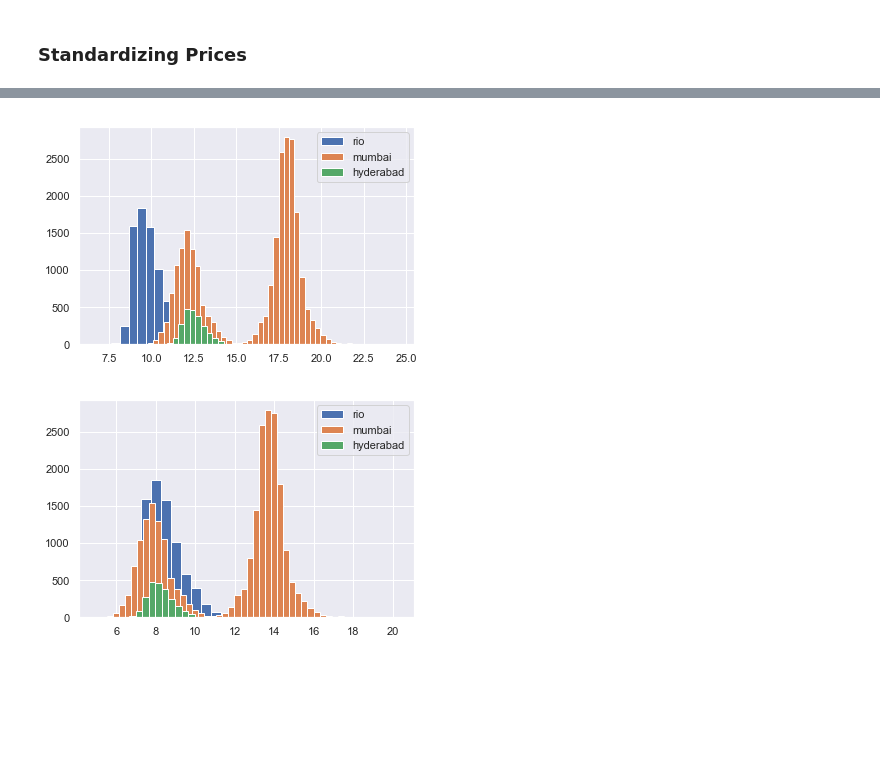
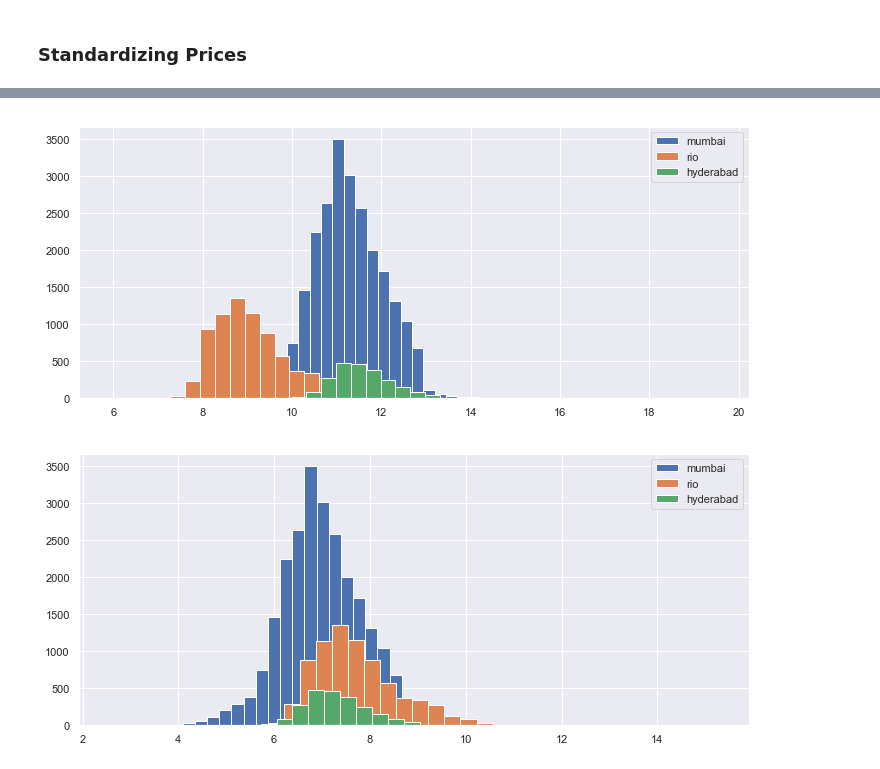
Before and after one commit to ZacharyJamesHill/slum_identification_for_New_Light_Technologies, a Jupyter notebook: real_estate_listings/classifying/city_cost_conversion.ipynb, the cells around one changed output, grey strips where cells are left out. Drawn from its saved outputs; the diff is of its cells as text; code cells hidden in the pictures; blank space fills up the shorter version.

```diff
--- a/real_estate_listings/classifying/city_cost_conversion.ipynb
+++ b/real_estate_listings/classifying/city_cost_conversion.ipynb
@@ -24,24 +28,28 @@ plt.legend();
 # %%
 # CITY RENT INDEX ADJUSTMENT
 
-rio_factor = 100/rent_index[rent_index['City']=='Rio de Janeiro, Brazil']['Rent Index'].values[0]
-mumbai_factor = 100/rent_index[rent_index['City']=='Mumbai, India']['Rent Index'].values[0]
-hyderabad_factor = 100/rent_index[rent_index['City']=='Hyderabad, India']['Rent Index'].values[0]
+index_type = 'Cost of Living Plus Rent Index'
+
+plt.figure(figsize=(12,5))
+
+rio_factor = 100/rent_index[rent_index['City']=='Rio de Janeiro, Brazil'][index_type].values[0]
+mumbai_factor = 100/rent_index[rent_index['City']=='Mumbai, India'][index_type].values[0]
+hyderabad_factor = 100/rent_index[rent_index['City']=='Hyderabad, India'][index_type].values[0]
 
 rio['price'] = rio_factor*rio['price']
 mumbai['price'] = mumbai_factor*mumbai['price']
 hyderabad['price'] = hyderabad_factor*hyderabad['price']
-mumbai.dropna(subset=['price'], inplace=True)
-hyderabad.dropna(subset=['price'], inplace=True)
 
-rio['price'].apply(np.log).hist(bins=20, label='rio')
 mumbai['price'].apply(np.log).hist(bins=50, label='mumbai')
+rio['price'].apply(np.log).hist(bins=30, label='rio')
 hyderabad['price'].apply(np.log).hist(bins=10, label='hyderabad')
 plt.legend();
 # %% [output]
-[figure, old version]
+[figure, new version]
 # %%
 # CONVERT TO USD
+
+plt.figure(figsize=(12,5))
 
 cc = CurrencyConverter()
 def ConvINR(x):
@@ -53,12 +61,12 @@ rio['price'] = rio['price'].apply(ConvBRL)
 mumbai['price'] = mumbai['price'].apply(ConvINR)
 hyderabad['price'] = hyderabad['price'].apply(ConvINR)
 
-rio['price'].apply(np.log).hist(bins=20, label='rio')
 mumbai['price'].apply(np.log).hist(bins=50, label='mumbai')
+rio['price'].apply(np.log).hist(bins=30, label='rio')
 hyderabad['price'].apply(np.log).hist(bins=10, label='hyderabad')
 plt.legend();
 # %% [output]
-[figure, old version]
+[figure, new version]
 # %%
 rio.to_csv('rio_normalized.csv', index=False)
 mumbai.to_csv('mumbai_normalized.csv', index=False)
```
Also changed, not shown: parts of 2 cells of this notebook, 11 other files.
